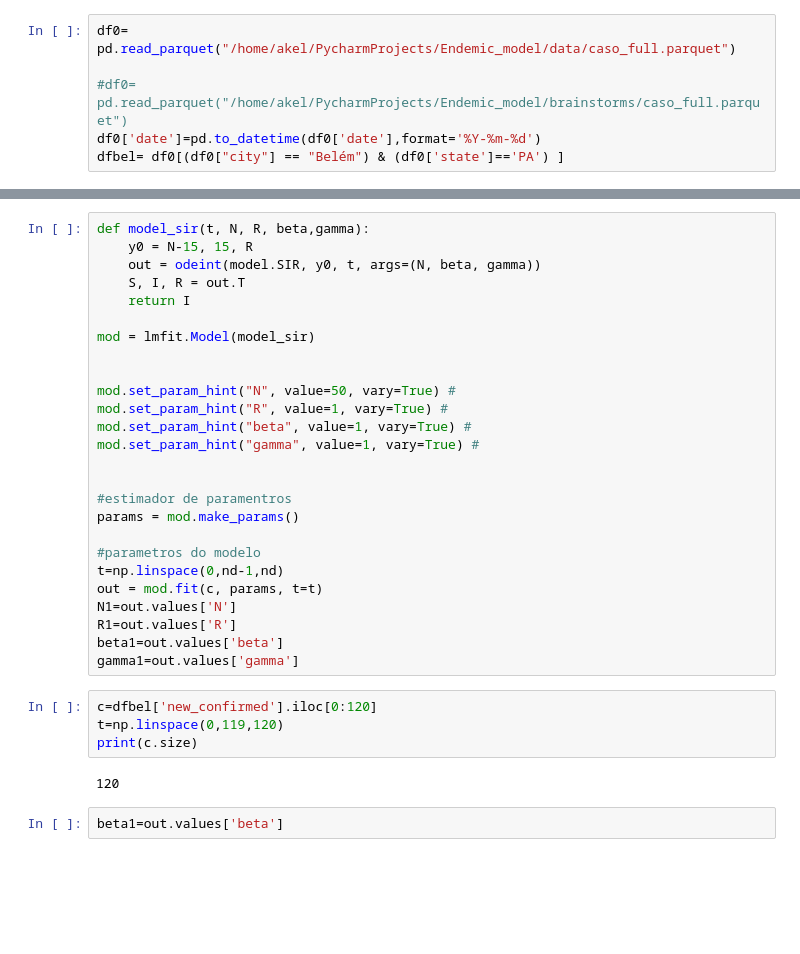
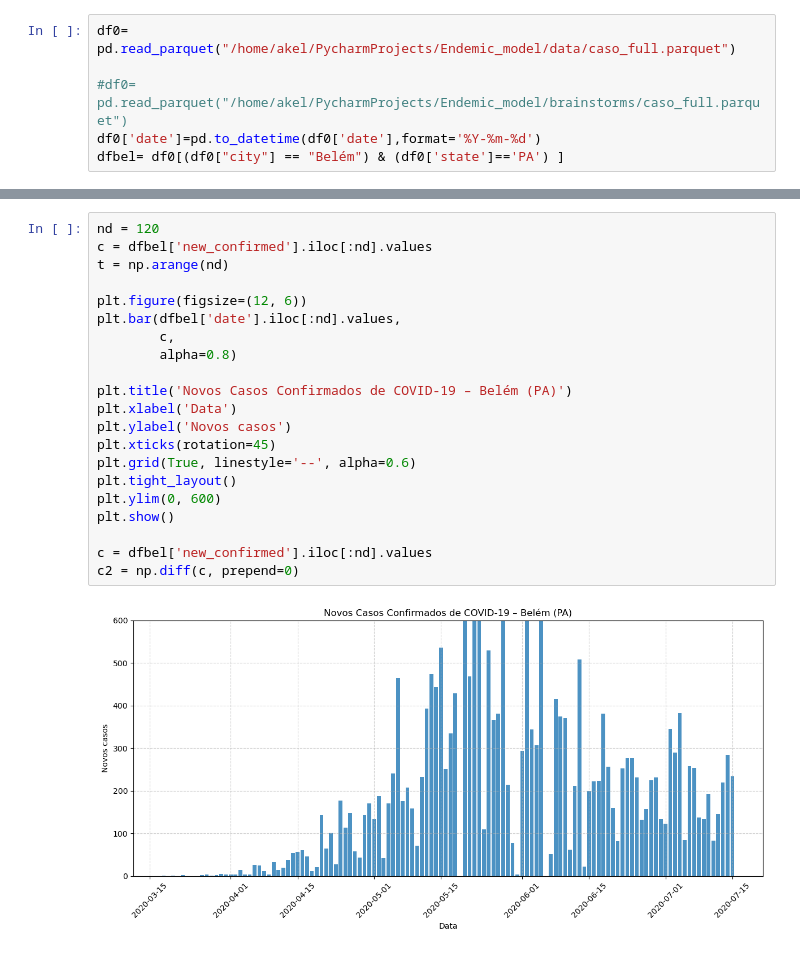
Before and after one commit to albertoakel/Endemic_model, a Jupyter notebook: Notebooks/Simulacao_SIR_LMFIT_model.ipynb, the cells around one changed output, grey strips where cells are left out. Drawn from its saved outputs; the diff is of its cells as text; blank space fills up the shorter version.

```diff
--- a/Notebooks/Simulacao_SIR_LMFIT_model.ipynb
+++ b/Notebooks/Simulacao_SIR_LMFIT_model.ipynb
@@ -50,34 +36,23 @@ len(c2)
-# %%
-def model_sir(t, N, R, beta,gamma):
-    y0 = N-15, 15, R
-    out = odeint(model.SIR, y0, t, args=(N, beta, gamma))
-    S, I, R = out.T
-    return I
-
-mod = lmfit.Model(model_sir)
-
-
-mod.set_param_hint("N", value=50, vary=True) #
-mod.set_param_hint("R", value=1, vary=True) #
-mod.set_param_hint("beta", value=1, vary=True) #
-mod.set_param_hint("gamma", value=1, vary=True) #
-
-
-#estimador de paramentros
-params = mod.make_params()
-
-#parametros do modelo
-t=np.linspace(0,nd-1,nd)
-out = mod.fit(c, params, t=t)
-N1=out.values['N']
-R1=out.values['R']
-beta1=out.values['beta']
-gamma1=out.values['gamma']
-# %%
-c=dfbel['new_confirmed'].iloc[0:120]
-t=np.linspace(0,119,120)
-print(c.size)
-# %% [output]
-120
-# %%
-beta1=out.values['beta']
+# %%
+nd = 120
+c = dfbel['new_confirmed'].iloc[:nd].values
+t = np.arange(nd)
+
+plt.figure(figsize=(12, 6))
+plt.bar(dfbel['date'].iloc[:nd].values,
+        c,
+        alpha=0.8)
+
+plt.title('Novos Casos Confirmados de COVID-19 – Belém (PA)')
+plt.xlabel('Data')
+plt.ylabel('Novos casos')
+plt.xticks(rotation=45)
+plt.grid(True, linestyle='--', alpha=0.6)
+plt.tight_layout()
+plt.ylim(0, 600)
+plt.show()
+
+c = dfbel['new_confirmed'].iloc[:nd].values
+c2 = np.diff(c, prepend=0)
+# %% [output]
+[figure, added]
```
Also changed, not shown: parts of 7 cells of this notebook.
